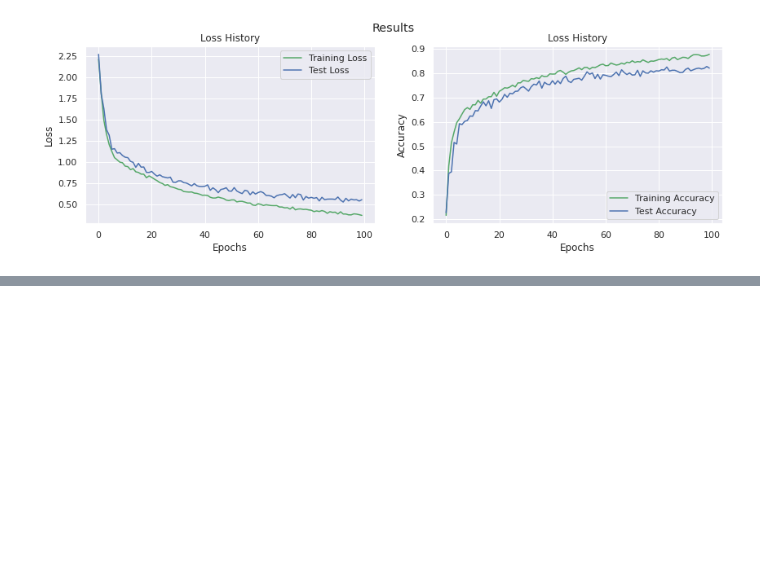
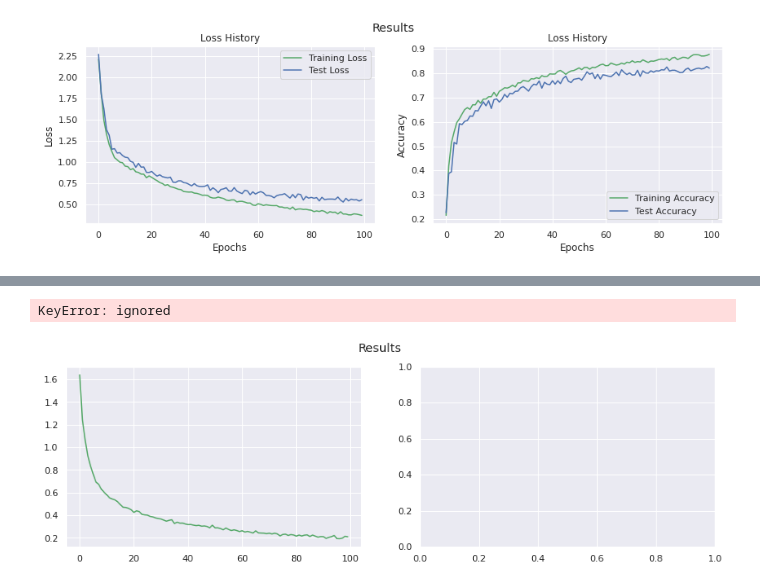
Before and after one commit to tabba98/neural-network, a Jupyter notebook: VoxNet.ipynb, the cells around one changed output, grey strips where cells are left out. Cells and saved outputs as stored; diff of their text form; code cells hidden in the pictures; blank space fills up the shorter version.

```diff
--- a/VoxNet.ipynb
+++ b/VoxNet.ipynb
@@ -80,7 +80,7 @@ for label, cl in enumerate(CLASSES):
             X[split].append(voxel_grid)
             Y[split].append(label)
 # %%
-class VoxelDataset2(Dataset):
+class VoxelDataset(Dataset):
     def __init__(self, train = True):
       if train:
           self.data = X['train']
@@ -164,8 +164,8 @@ from tqdm import tqdm
 
 def blue(x): return '\033[94m' + x + '\033[0m'
 
-train_ds = VoxelDataset2(train=True)
-test_ds = VoxelDataset2(train=False)
+train_ds = VoxelDataset(train=True)
+test_ds = VoxelDataset(train=False)
 train_dataloader = DataLoader(dataset=train_ds, batch_size=32, shuffle=True, drop_last=True)
 test_dataloader = DataLoader(dataset=test_ds, batch_size=32)
 
@@ -649,0 +627,3 @@ ax[1].legend()
+# %%
+trainer = VoxNet_Trainer()
+trainer.train()
@@ -649,0 +677,5 @@ ax[1].legend()
+# %%
+trainer.showResults()
+# %% [output]
+KeyError: ignored
+[figure, added]
```
Also changed, not shown: parts of 9 cells of this notebook.
